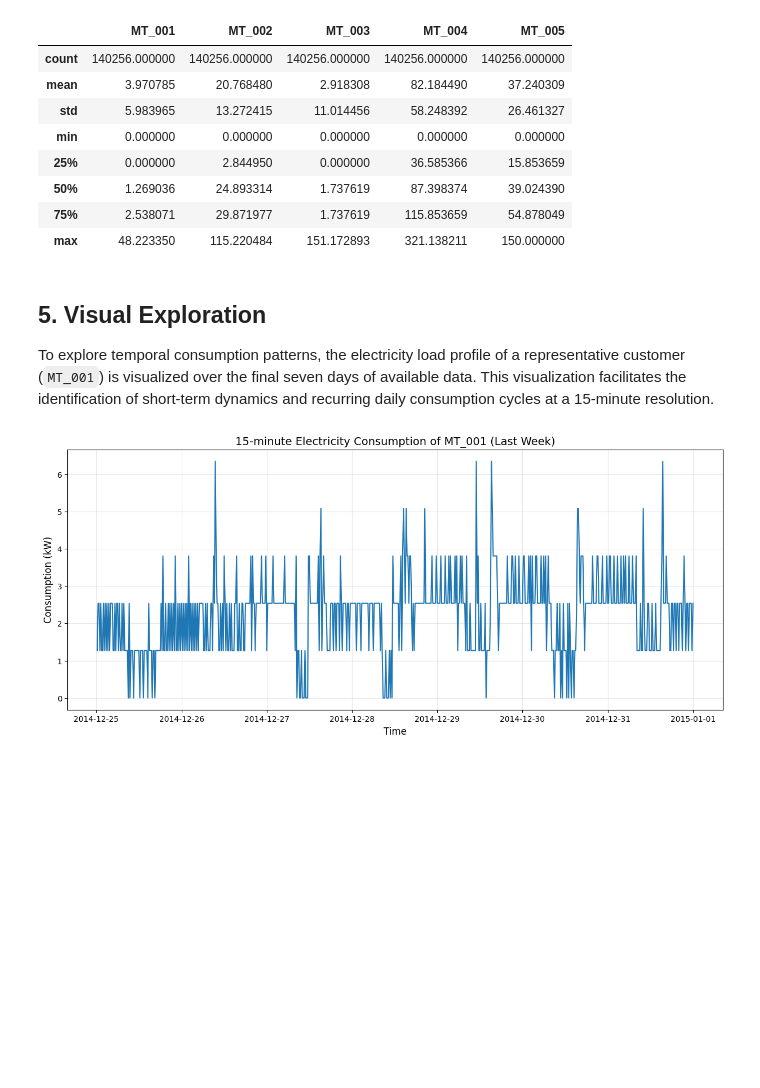
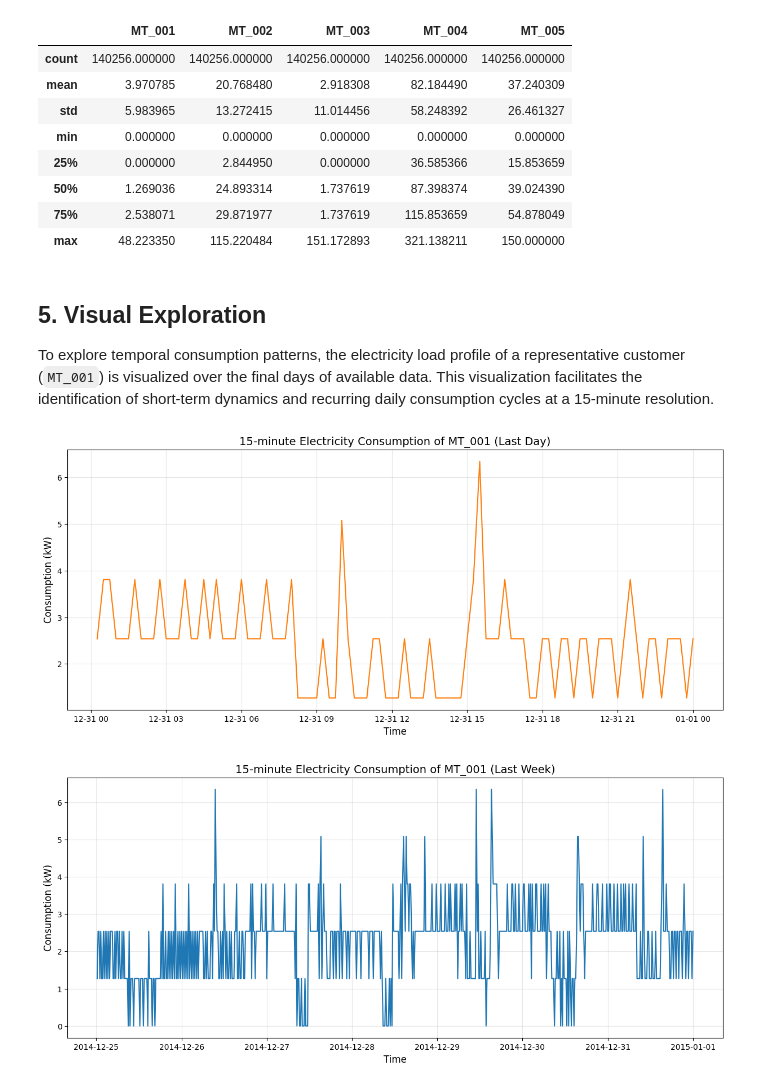
Before and after one commit to Dai-Nguyen1506/Electricity-Load-Diagrams, a Jupyter notebook: notebooks/01_load_and_explore.ipynb, the cells around one changed output. Cells and saved outputs as stored; diff of their text form; code cells hidden in the pictures; blank space fills up the shorter version.

Commit message:
Add last day's plot for MT_001 Update conclusion

```diff
--- a/notebooks/01_load_and_explore.ipynb
+++ b/notebooks/01_load_and_explore.ipynb
@@ -111,5 +111,18 @@ Total number of zero values: 10457342 (20.15%)
 # %% [markdown]
 ## 5. Visual Exploration
 
-To explore temporal consumption patterns, the electricity load profile of a representative customer (`MT_001`) is visualized over the final seven days of available data. This visualization facilitates the identification of short-term dynamics and recurring daily consumption cycles at a 15-minute resolution.
+To explore temporal consumption patterns, the electricity load profile of a representative customer (`MT_001`) is visualized over the final days of available data. This visualization facilitates the identification of short-term dynamics and recurring daily consumption cycles at a 15-minute resolution.
+# %%
+sample_client = 'MT_001'
+
+# Plot last 1 day (96 points)
+plt.figure(figsize=(15, 6))
+plt.plot(df[sample_client].tail(96), color='tab:orange', linewidth=1.5)
+plt.title(f'15-minute Electricity Consumption of {sample_client} (Last Day)', fontsize=14)
+plt.xlabel('Time', fontsize=12)
+plt.ylabel('Consumption (kW)', fontsize=12)
+plt.grid(True, alpha=0.3)
+plt.show()
+# %% [output]
+[figure, added]
 # %%
```
Also changed, not shown: parts of 2 cells of this notebook.
